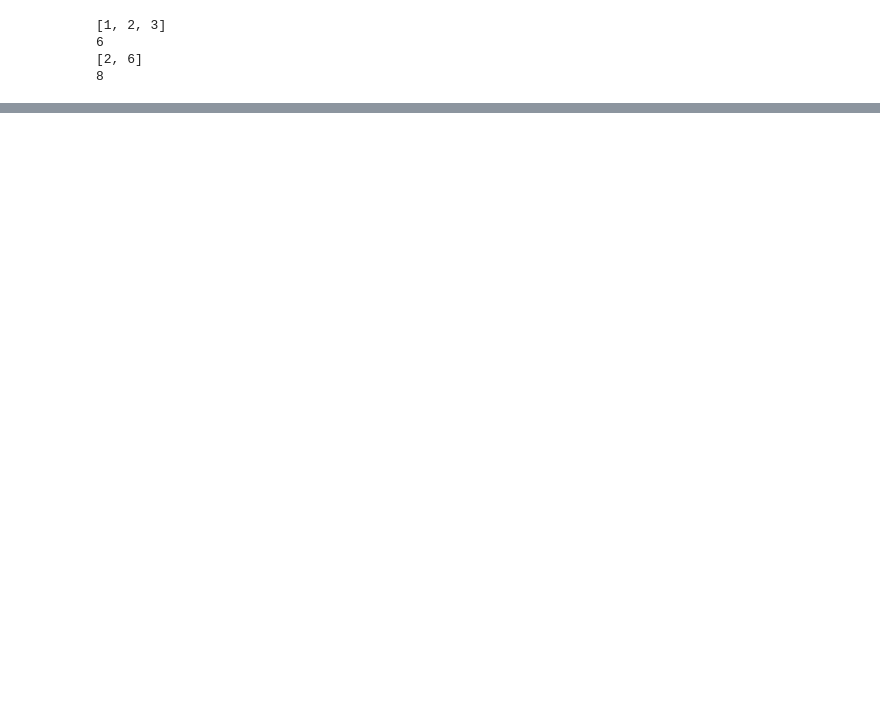
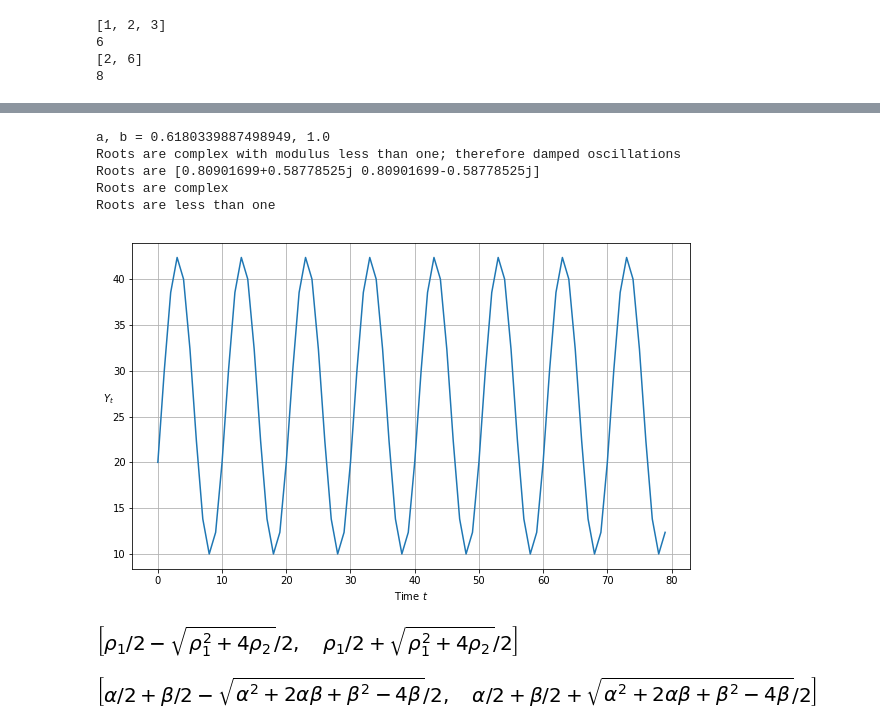
Before and after one commit to PanPip/QuantEcon_Tasks, a Jupyter notebook: Advanced_programming.ipynb, the cells around one changed output, grey strips where cells are left out. Cells and saved outputs as stored; diff of their text form; code cells hidden in the pictures; blank space fills up the shorter version.

```diff
--- a/Advanced_programming.ipynb
+++ b/Advanced_programming.ipynb
@@ -446,0 +741,49 @@ print(P(1))  # Evaluate the differentiated polynomial for the x=1
+# %%
+#Reverse engineered complex roots
+
+r = 1   # generates undamped, nonexplosive cycles
+
+period = 10   #  length of cycle in units of time
+ϕ = 2 * math.pi/period
+
+## Apply the reverse engineering function f
+
+ρ1, ρ2, a, b = f(r, ϕ)
+
+a = a.real  # drop the imaginary part so that it is a valid input into y_nonstochastic
+b = b.real
+
+print(f"a, b = {a}, {b}")
+
+ytemp = y_nonstochastic(α=a, β=b, y_0=20, y_1=30)
+plot_y(ytemp)
+# %% [output]
+a, b = 0.6180339887498949, 1.0
+Roots are complex with modulus less than one; therefore damped oscillations
+Roots are [0.80901699+0.58778525j 0.80901699-0.58778525j]
+Roots are complex
+Roots are less than one
+[figure, added]
+# %%
+#Digression: using sympy to find roots
+
+import sympy
+from sympy import Symbol, init_printing
+init_printing()
+
+r1 = Symbol("ρ_1")
+r2 = Symbol("ρ_2")
+z = Symbol("z")
+
+sympy.solve(z**2 - r1*z - r2, z)
+# %% [output]
+[figure, added]
+# %%
+a = Symbol("α")
+b = Symbol("β")
+r1 = a + b
+r2 = -b
+
+sympy.solve(z**2 - r1*z - r2, z)
+# %% [output]
+[figure, added]
```
Also changed, not shown: parts of 31 cells of this notebook, 1 other file.
